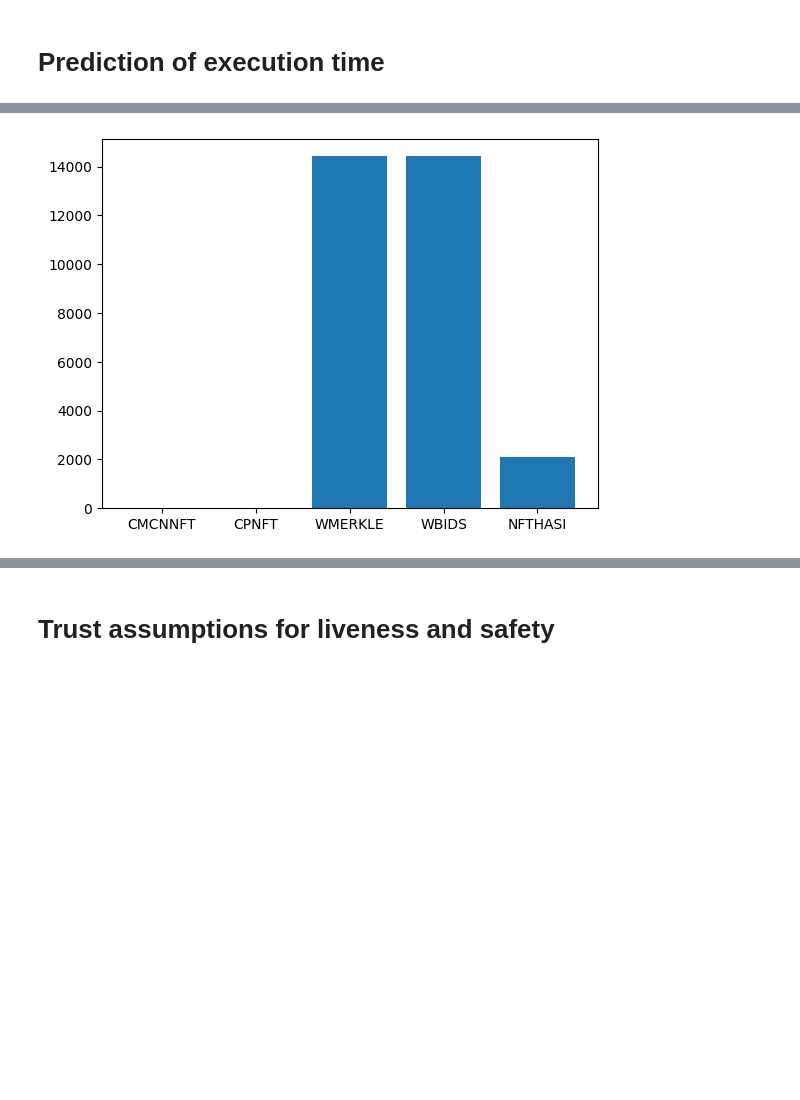
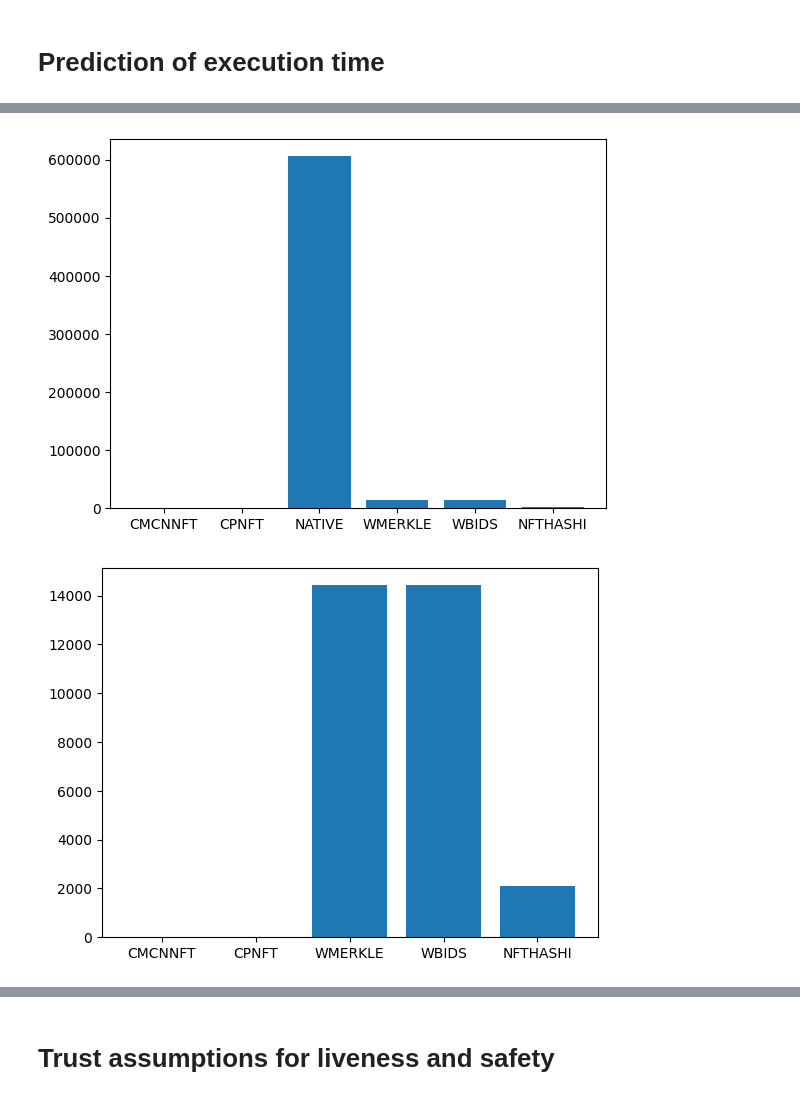
Before and after one commit to denes710/rollup-bridge-measurements, a Jupyter notebook: figures.ipynb, the cells around one changed output, grey strips where cells are left out. Cells and saved outputs as stored; diff of their text form; code cells hidden in the pictures; blank space fills up the shorter version.

```diff
--- a/figures.ipynb
+++ b/figures.ipynb
@@ -496,9 +525,11 @@ plt.show()
 # %%
-# plt.bar(labels, best_case_unlock_times)
+plt.bar(labels, best_case_unlock_times)
+plt.show()
 plt.bar(*remove("NATIVE", labels, best_case_unlock_times))
 plt.show()
 # %% [output]
-[figure, old version]
+[figure, new version]
+[figure, added]
 # %%
 plt.bar(labels, worse_case_time)
 plt.show()
```
Also changed, not shown: parts of 46 cells of this notebook, 16 other files.
